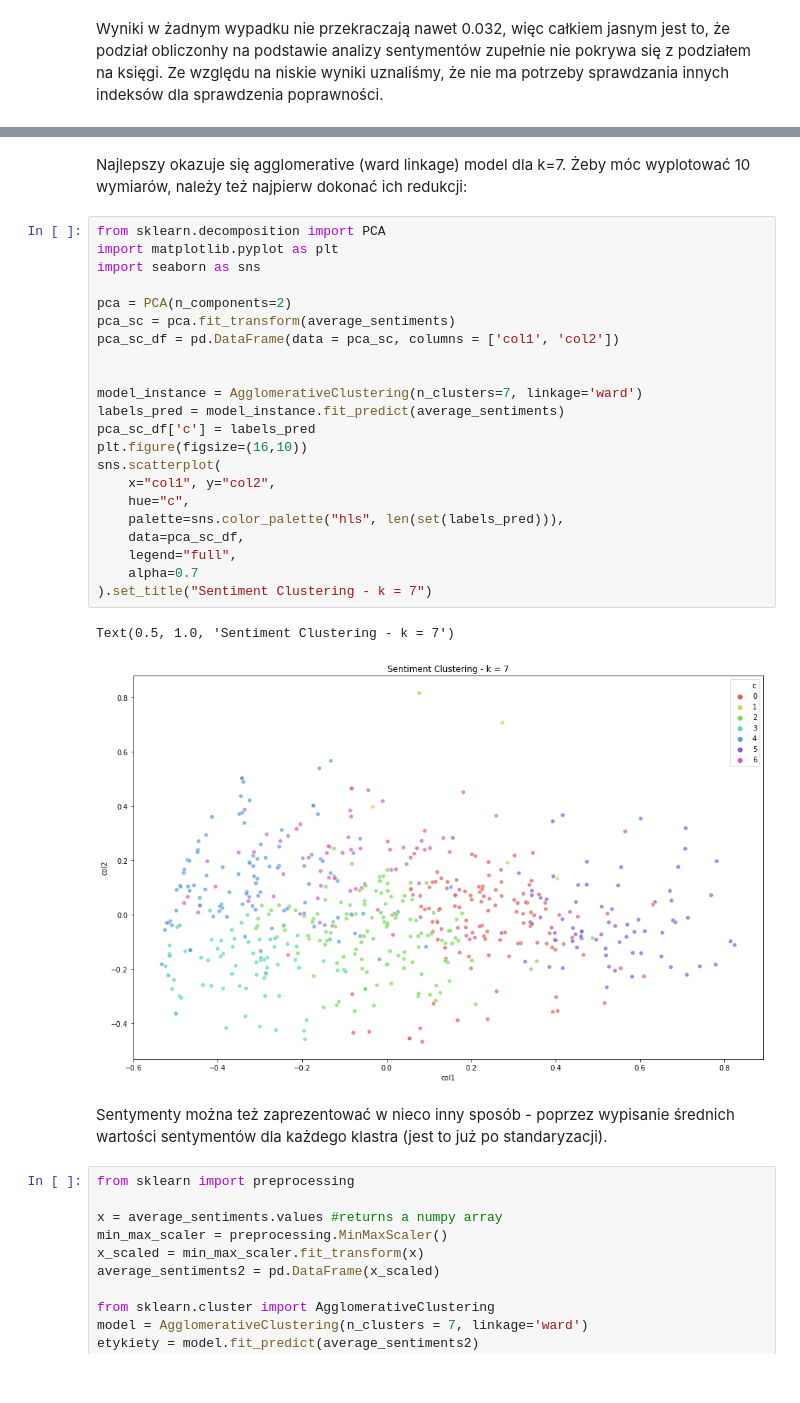
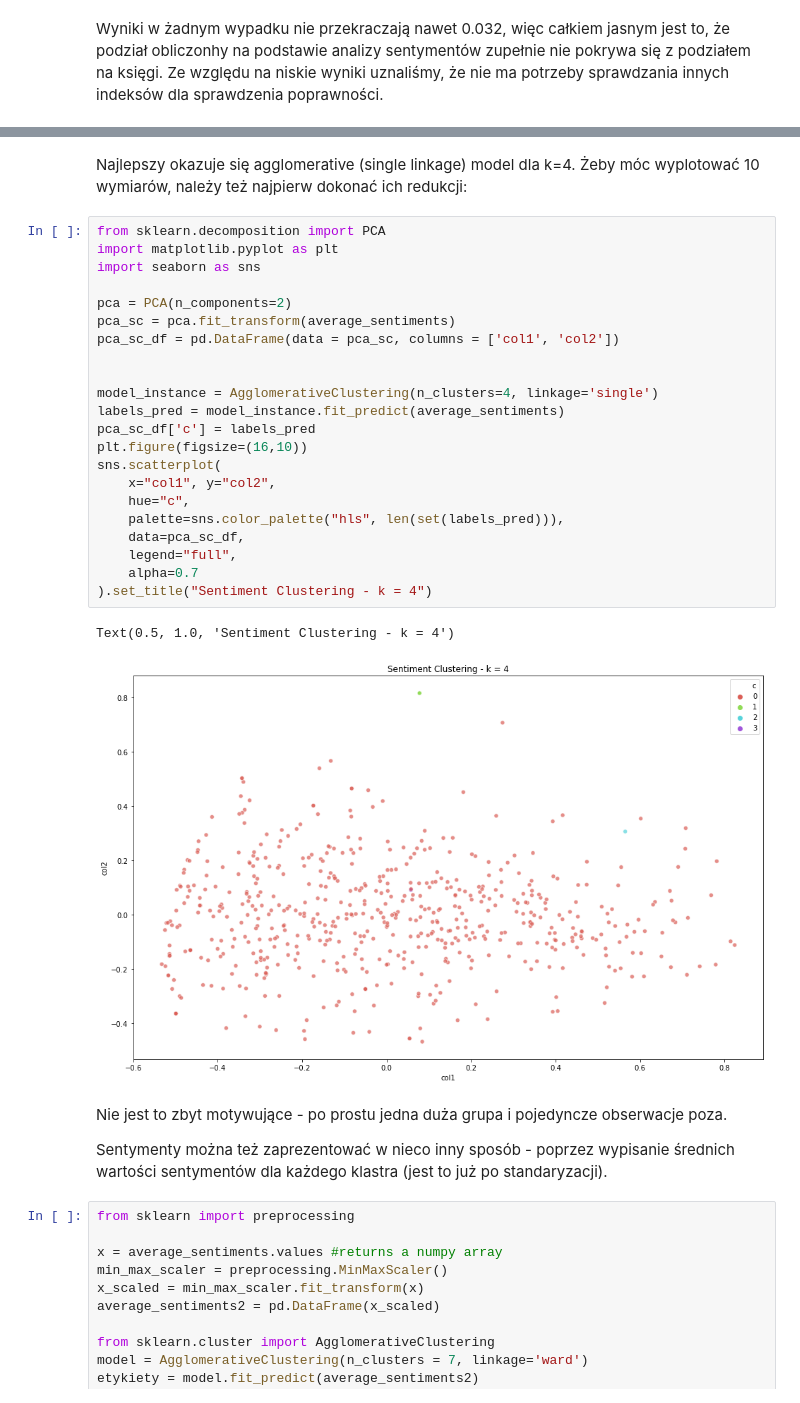
Before and after one commit to p-przybylek/2020L-WUM, a Jupyter notebook: Projekty/Projekt2/Grupa3/StaronSzypulaUrbala/RAPORT.ipynb, the cells around one changed output, grey strips where cells are left out. Cells and saved outputs as stored; diff of their text form.

```diff
--- a/Projekty/Projekt2/Grupa3/StaronSzypulaUrbala/RAPORT.ipynb
+++ b/Projekty/Projekt2/Grupa3/StaronSzypulaUrbala/RAPORT.ipynb
@@ -1111,32 +1115,34 @@ idb_scores.loc[idb_scores.idxmax()]
 # %% [markdown]
-Najlepszy okazuje się agglomerative (ward linkage) model dla k=7.
+Najlepszy okazuje się agglomerative (single linkage) model dla k=4.
 Żeby móc wyplotować 10 wymiarów, należy też najpierw dokonać ich redukcji:
 # %%
 from sklearn.decomposition import PCA
 import matplotlib.pyplot as plt
 import seaborn as sns
 
 pca = PCA(n_components=2)
 pca_sc = pca.fit_transform(average_sentiments)
 pca_sc_df = pd.DataFrame(data = pca_sc, columns = ['col1', 'col2'])
 
 
-model_instance = AgglomerativeClustering(n_clusters=7, linkage='ward')
+model_instance = AgglomerativeClustering(n_clusters=4, linkage='single')
 labels_pred = model_instance.fit_predict(average_sentiments)
 pca_sc_df['c'] = labels_pred
 plt.figure(figsize=(16,10))
 sns.scatterplot(
     x="col1", y="col2",
     hue="c",
     palette=sns.color_palette("hls", len(set(labels_pred))),
     data=pca_sc_df,
     legend="full",
     alpha=0.7
-).set_title("Sentiment Clustering - k = 7")
+).set_title("Sentiment Clustering - k = 4")
 # %% [output]
-Text(0.5, 1.0, 'Sentiment Clustering - k = 7')
+Text(0.5, 1.0, 'Sentiment Clustering - k = 4')
-[figure, old version]
+[figure, new version]
 # %% [markdown]
+Nie jest to zbyt motywujące - po prostu jedna duża grupa i pojedyncze obserwacje poza.
+
 Sentymenty można też zaprezentować w nieco inny sposób - poprzez wypisanie średnich wartości sentymentów dla każdego klastra (jest to już po standaryzacji).
 # %%
 from sklearn import preprocessing
```
Also changed, not shown: parts of 11 cells of this notebook.
